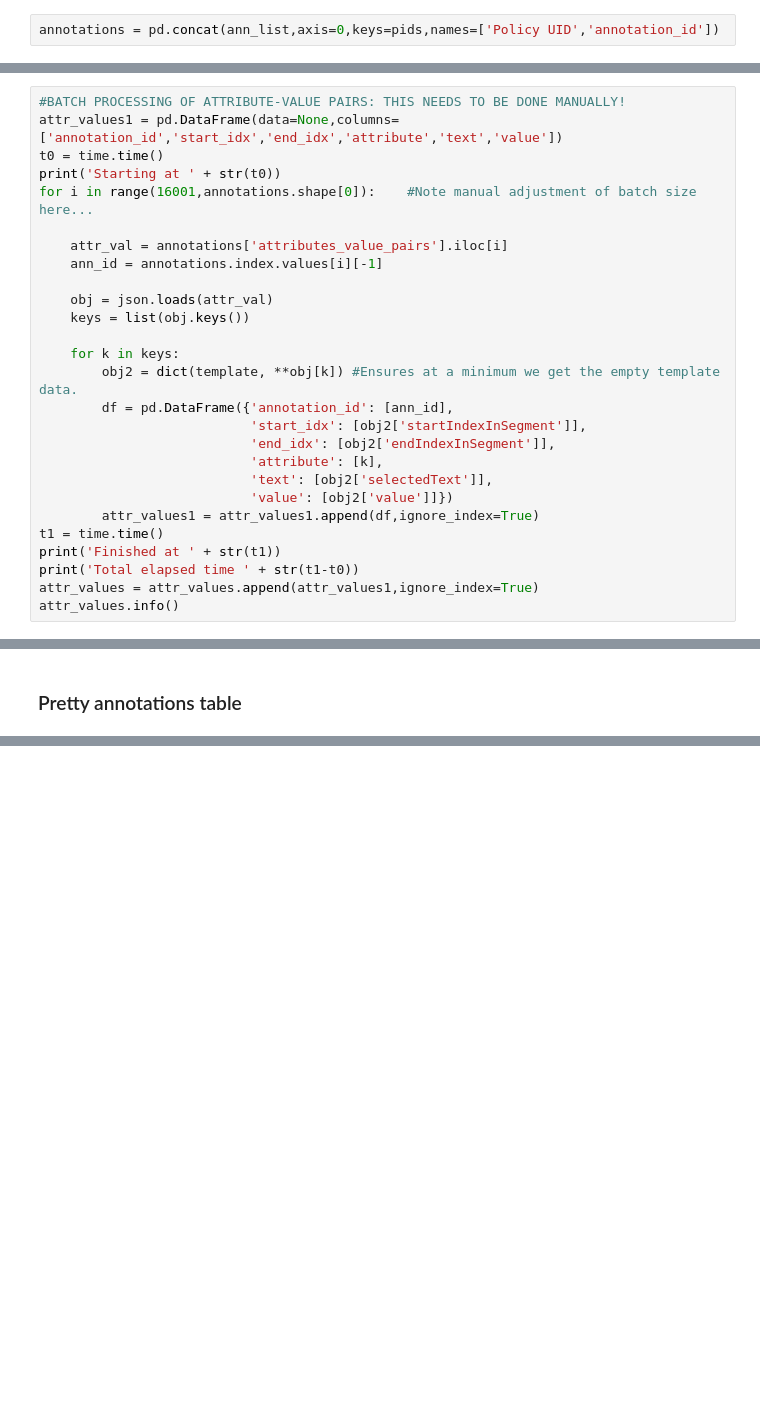
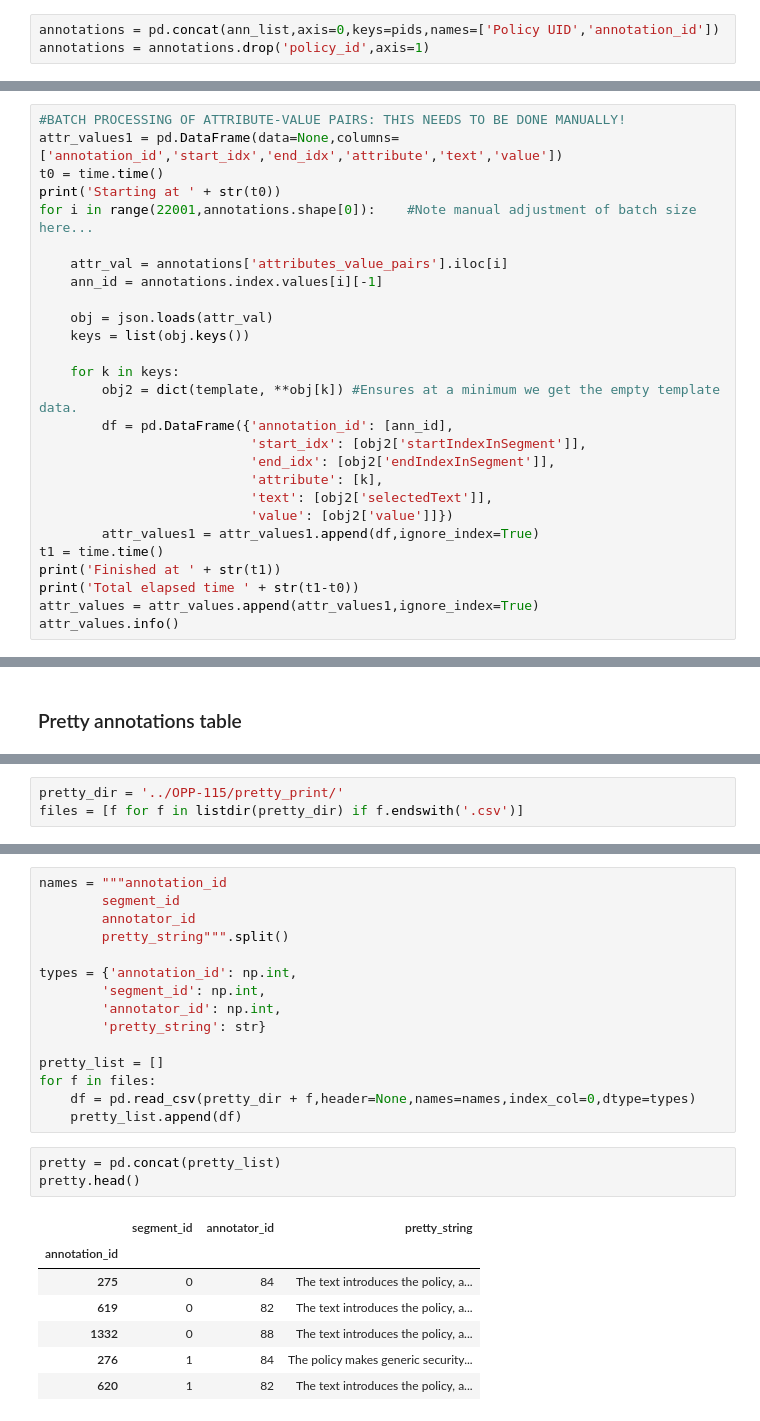
Before and after one commit to pmayostendorp/beforeiaccept, a Jupyter notebook: scripts/Loading and Persisting Dataset.ipynb, the cells around one changed output, grey strips where cells are left out. Drawn from its saved outputs; the diff is of its cells as text; blank space fills up the shorter version.

Commit message:
Changed annotations table so that indices match the pretty strings indices (i.e. not using the consolidated tables).

```diff
--- a/scripts/Loading and Persisting Dataset.ipynb
+++ b/scripts/Loading and Persisting Dataset.ipynb
@@ -244,4 +244,5 @@ for f in files:
     pids.append(np.int(f.split('_')[0]))
 # %%
 annotations = pd.concat(ann_list,axis=0,keys=pids,names=['Policy UID','annotation_id'])
+annotations = annotations.drop('policy_id',axis=1)
 # %%
@@ -265,7 +271,7 @@ import time
 attr_values1 = pd.DataFrame(data=None,columns=['annotation_id','start_idx','end_idx','attribute','text','value'])
 t0 = time.time()
 print('Starting at ' + str(t0))
-for i in range(16001,annotations.shape[0]):    #Note manual adjustment of batch size here...
+for i in range(22001,annotations.shape[0]):    #Note manual adjustment of batch size here...
 
     attr_val = annotations['attributes_value_pairs'].iloc[i]
     ann_id = annotations.index.values[i][-1]
@@ -336,0 +345,3 @@ attr_values.to_sql('text_selections', engine, if_exists='replace')
+# %%
+pretty_dir = '../OPP-115/pretty_print/'
+files = [f for f in listdir(pretty_dir) if f.endswith('.csv')]
@@ -336,0 +352,26 @@ attr_values.to_sql('text_selections', engine, if_exists='replace')
+# %%
+names = """annotation_id
+        segment_id
+        annotator_id
+        pretty_string""".split()
+
+types = {'annotation_id': np.int,
+        'segment_id': np.int,
+        'annotator_id': np.int,
+        'pretty_string': str}
+
+pretty_list = []
+for f in files:
+    df = pd.read_csv(pretty_dir + f,header=None,names=names,index_col=0,dtype=types)
+    pretty_list.append(df)
+# %%
+pretty = pd.concat(pretty_list)
+pretty.head()
+# %% [output]
+|  | segment_id | annotator_id | pretty_string |
+| annotation_id |  |  |  |
+| 275 | 0 | 84 | The text introduces the policy, a... |
+| 619 | 0 | 82 | The text introduces the policy, a... |
+| 1332 | 0 | 88 | The text introduces the policy, a... |
+| 276 | 1 | 84 | The policy makes generic security... |
+| 620 | 1 | 82 | The text introduces the policy, a... |
```
Also changed, not shown: parts of 9 cells of this notebook.
